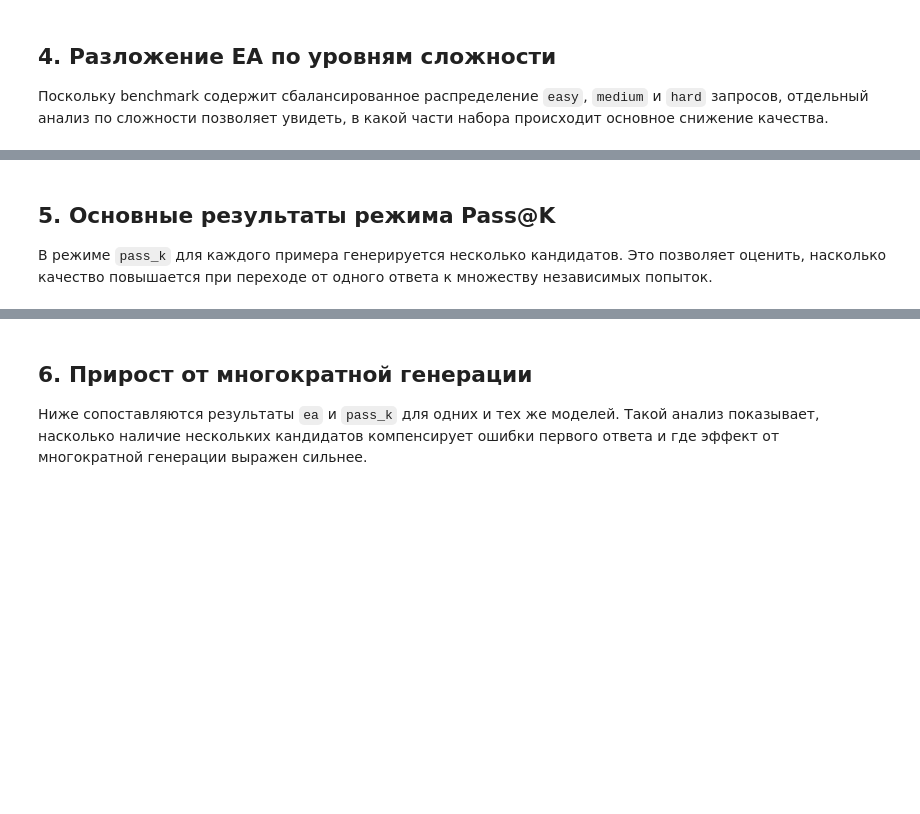
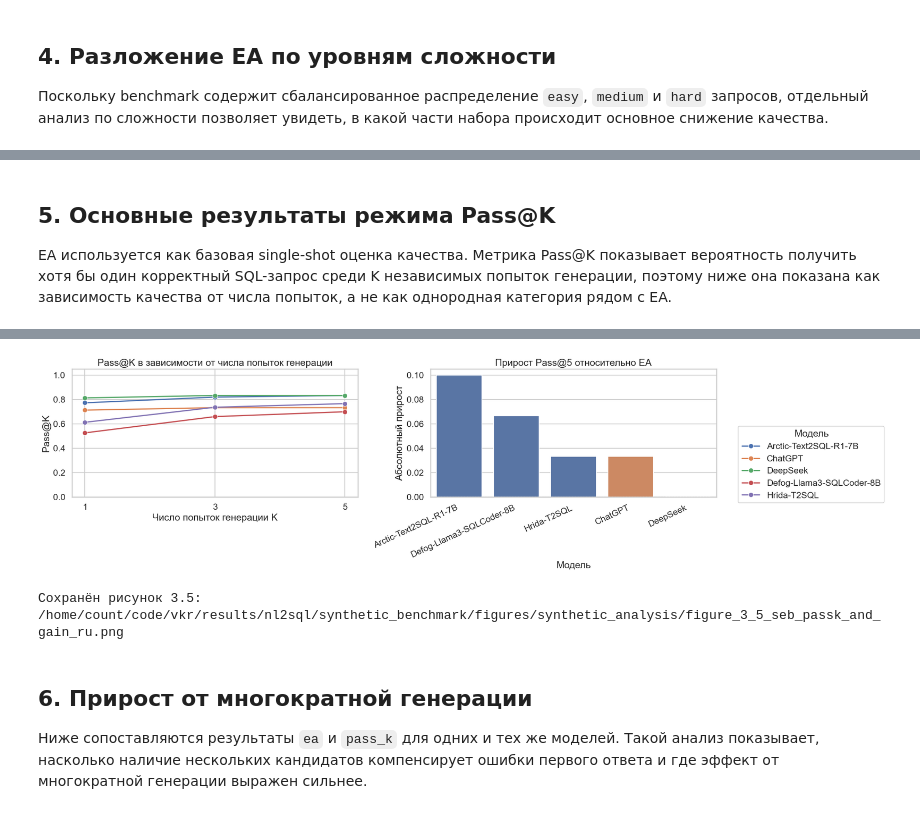
Before and after one commit to countrvl/vkr, a Jupyter notebook: nl2sql/notebooks/05_synthetic_ecommerce_benchmark_analysis.ipynb, the cells around one changed output, grey strips where cells are left out. Saved outputs shown, nothing was run; the diff lists cells and outputs as text; code cells hidden in the pictures; blank space fills up the shorter version.

```diff
--- a/nl2sql/notebooks/05_synthetic_ecommerce_benchmark_analysis.ipynb
+++ b/nl2sql/notebooks/05_synthetic_ecommerce_benchmark_analysis.ipynb
@@ -263,35 +325,77 @@ plt.show()
 # %% [markdown]
 ## 5. Основные результаты режима Pass@K
 
-В режиме `pass_k` для каждого примера генерируется несколько кандидатов. Это позволяет оценить, насколько качество повышается при переходе от одного ответа к множеству независимых попыток.
+EA используется как базовая single-shot оценка качества. Метрика Pass@K показывает вероятность получить хотя бы один корректный SQL-запрос среди K независимых попыток генерации, поэтому ниже она показана как зависимость качества от числа попыток, а не как однородная категория рядом с EA.
 # %%
+METRIC_LABELS = {
+    'execution_accuracy': 'Execution Accuracy',
+    'valid_sql_rate': 'Доля исполнимых SQL',
+    'pass@1': 'Pass@1',
+    'pass@3': 'Pass@3',
+    'pass@5': 'Pass@5',
+}
+
 passk_main_cols = ['model_display_name', 'model_group', 'execution_accuracy', 'valid_sql_rate', *pass_metric_cols, 'n_samples']
 display(passk_overall_df[passk_main_cols].sort_values(['model_group', 'model_display_name']).round(4))
 
-passk_plot_df = passk_overall_df.melt(
-    id_vars=['model_display_name', 'model_group'],
-    value_vars=['execution_accuracy', *pass_metric_cols],
+passk_curve_df = passk_overall_df.melt(
+    id_vars=['model_key', 'model_display_name', 'model_group'],
+    value_vars=pass_metric_cols,
     var_name='metric',
     value_name='score',
+).copy()
+passk_curve_df['metric_ru'] = passk_curve_df['metric'].map(METRIC_LABELS).fillna(passk_curve_df['metric'])
+passk_curve_df['k'] = passk_curve_df['metric'].str.extract(r'pass@(\d+)').astype(int)
+
+ea_vs_passk_df = ea_overall_df[['model_key', 'model_display_name', 'model_group', 'execution_accuracy']].merge(
+    passk_overall_df[['model_key', *pass_metric_cols]],
+    on='model_key',
+    how='inner',
 )
+for metric in pass_metric_cols:
+    ea_vs_passk_df[f'{metric}_gain_vs_ea'] = ea_vs_passk_df[metric] - ea_vs_passk_df['execution_accuracy']
 
 fig, axes = plt.subplots(1, 2, figsize=(18, 6))
 
-sns.barplot(data=passk_overall_df, x='model_display_name', y='valid_sql_rate', hue='model_group', dodge=False, ax=axes[0])
-axes[0].set_title('Valid SQL Rate in Pass@K mode')
-axes[0].set_xlabel('Model')
-axes[0].set_ylabel('Valid SQL rate')
+sns.lineplot(
+    data=passk_curve_df.sort_values(['model_display_name', 'k']),
+    x='k',
+    y='score',
+    hue='model_display_name',
+    marker='o',
+    ax=axes[0],
+)
+axes[0].set_title('Pass@K в зависимости от числа попыток генерации')
+axes[0].set_xlabel('Число попыток генерации K')
+axes[0].set_ylabel('Pass@K')
+axes[0].set_xticks(sorted(passk_curve_df['k'].unique()))
 axes[0].set_ylim(0, 1.05)
-axes[0].tick_params(axis='x', rotation=25)
-
-sns.barplot(data=passk_plot_df, x='metric', y='score', hue='model_display_name', ax=axes[1])
-axes[1].set_title('EA and Pass@K by model')
-axes[1].set_xlabel('Metric')
-axes[1].set_ylabel('Score')
-axes[1].set_ylim(0, 1.05)
-
 if axes[0].legend_ is not None:
     axes[0].legend_.remove()
-plt.tight_layout()
-plt.savefig(FIGURES_DIR / 'synthetic_report_04_passk_overall.png', dpi=300, bbox_inches='tight')
+
+final_metric = pass_metric_cols[-1] if pass_metric_cols else None
+if final_metric:
+    gain_col = f'{final_metric}_gain_vs_ea'
+    gain_df = ea_vs_passk_df[['model_display_name', 'model_group', gain_col]].sort_values(gain_col, ascending=False)
+    sns.barplot(data=gain_df, x='model_display_name', y=gain_col, hue='model_group', dodge=False, ax=axes[1])
+    axes[1].axhline(0.0, color='black', linestyle='--', linewidth=1)
+    axes[1].set_title(f'Прирост {METRIC_LABELS.get(final_metric, final_metric)} относительно EA')
+    axes[1].set_xlabel('Модель')
+    axes[1].set_ylabel('Абсолютный прирост')
+    axes[1].tick_params(axis='x', rotation=25)
+    for label in axes[1].get_xticklabels():
+        label.set_horizontalalignment('right')
+else:
+    axes[1].axis('off')
+    axes[1].text(0.5, 0.5, 'Нет Pass@K-метрик', ha='center', va='center')
+if axes[1].legend_ is not None:
+    axes[1].legend_.remove()
+
+handles, labels = axes[0].get_legend_handles_labels()
+fig.legend(handles, labels, title='Модель', bbox_to_anchor=(1.01, 0.5), loc='center left')
+fig.tight_layout()
+figure_path = FIGURES_DIR / 'figure_3_5_seb_passk_and_gain_ru.png'
+fig.savefig(figure_path, dpi=300, bbox_inches='tight')
 plt.show()
+print(f'Сохранён рисунок 3.5: {figure_path}')
+# %% [output]
@@ -298,3 +408,5 @@ plt.show()
+[figure, added]
+Сохранён рисунок 3.5: /home/count/code/vkr/results/nl2sql/synthetic_benchmark/figures/synthetic_analysis/figure_3_5_seb_passk_and_gain_ru.png
 # %% [markdown]
 ## 6. Прирост от многократной генерации
 
```
Also changed, not shown: parts of 8 cells of this notebook, 10 other files.
